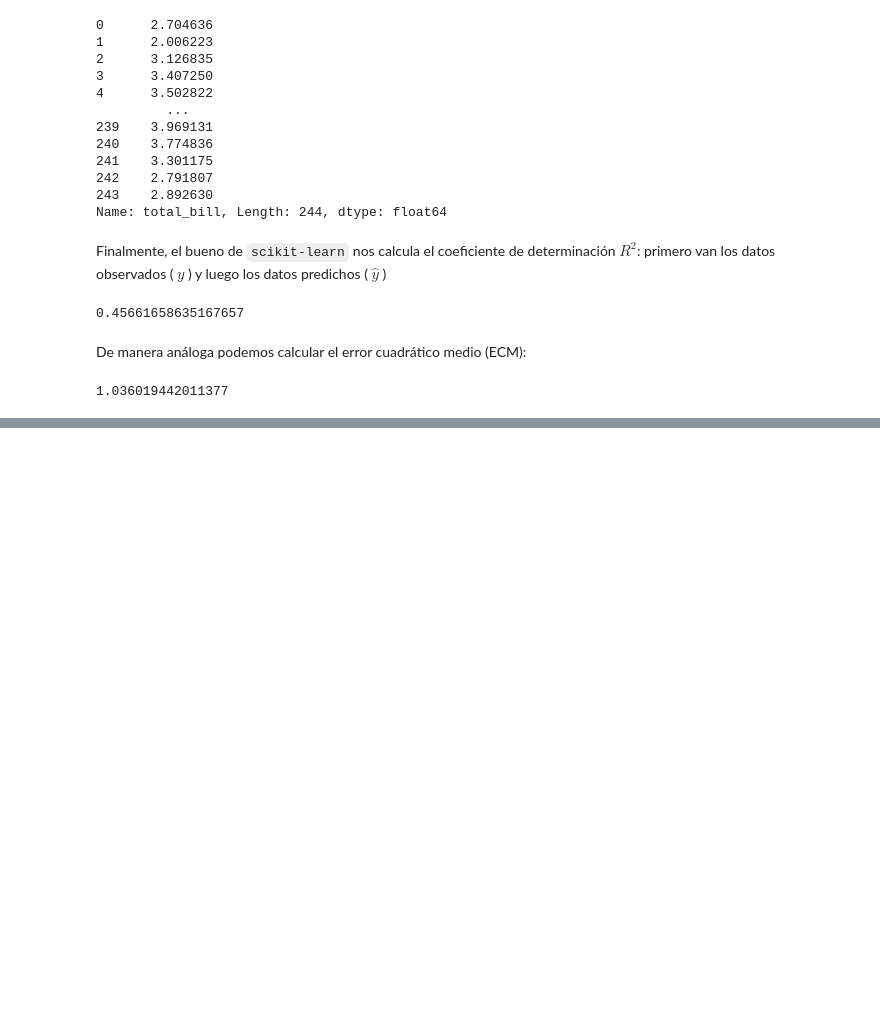
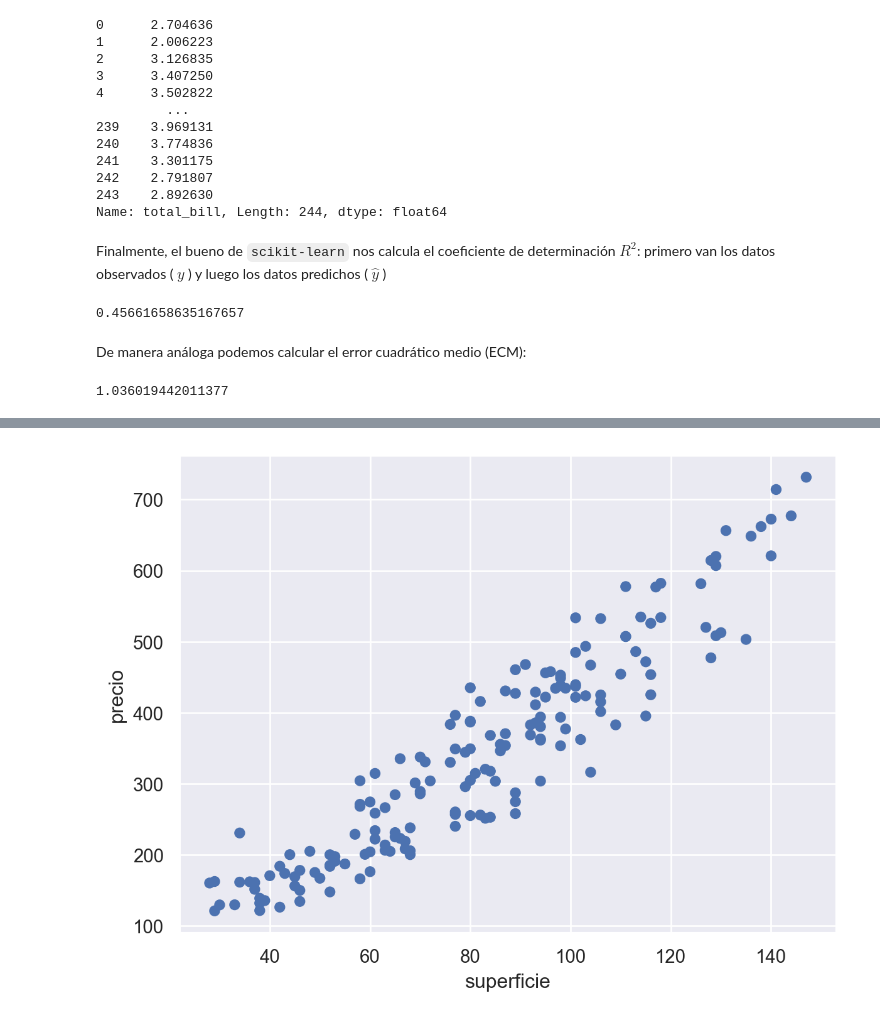
Before and after one commit to romanprs03/labo_de_datos, a Jupyter notebook: clase6-ldd-regresionlineal.ipynb, the cells around one changed output, grey strips where cells are left out. Saved outputs shown, nothing was run; the diff lists cells and outputs as text; code cells hidden in the pictures; blank space fills up the shorter version.

```diff
--- a/clase6-ldd-regresionlineal.ipynb
+++ b/clase6-ldd-regresionlineal.ipynb
@@ -236,0 +271,6 @@ mean_squared_error(datos[['tip']], y_pred)
+# %%
+#Ejercicio 2:
+import pandas as pd
+
+datos_inmuebles = pd.read_csv("inmuebles.csv")
+datos_inmuebles.head()
@@ -236,0 +284,8 @@ mean_squared_error(datos[['tip']], y_pred)
+# %%
+#Ejercicio 2a:
+import seaborn as sns
+import seaborn.objects as so
+
+so.Plot(data = datos_inmuebles, x = "superficie", y = "precio").add(so.Dot())
+# %% [output]
+[figure, added]
```
Also changed, not shown: parts of 21 cells of this notebook, 2 other files.
